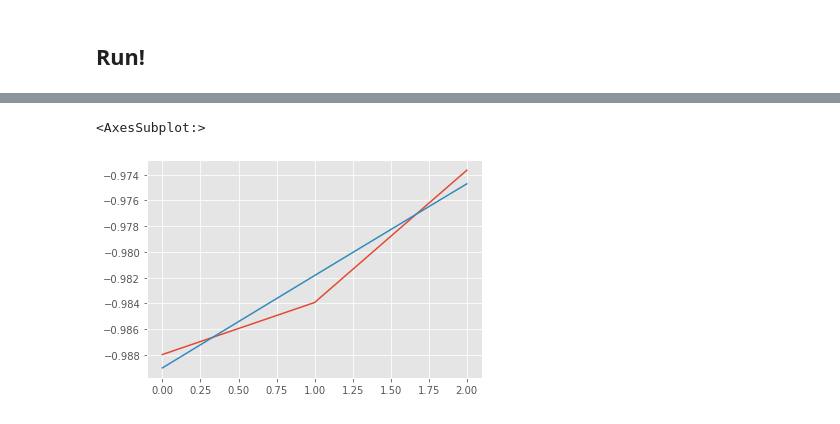
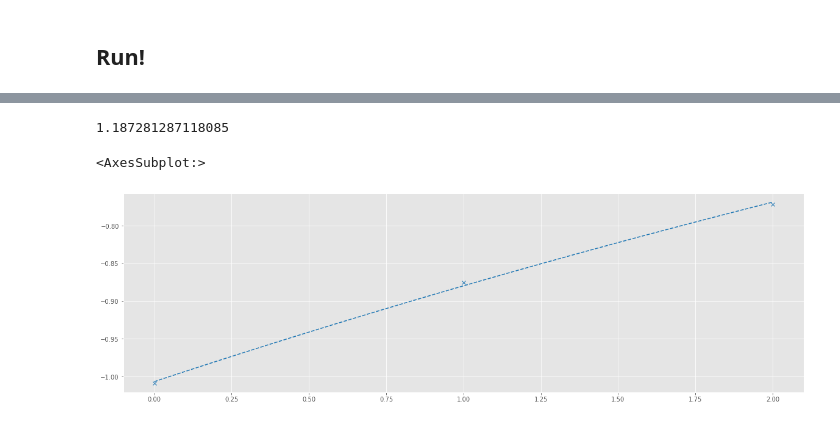
Before and after one commit to benmcdonough20/AutomatedPERTools, a Jupyter notebook: tutorial_notebooks/pauli_lindblad_per/ProcedureOverview.ipynb, the cells around one changed output, grey strips where cells are left out. Saved outputs shown, nothing was run; the diff lists cells and outputs as text; code cells hidden in the pictures.

```diff
--- a/tutorial_notebooks/pauli_lindblad_per/ProcedureOverview.ipynb
+++ b/tutorial_notebooks/pauli_lindblad_per/ProcedureOverview.ipynb
@@ -76,0 +51,18 @@ The parameters of a tomography experiment are
+# %%
+qc = QuantumCircuit(2)
+qc.rz(np.pi/2,0)
+qc.sx(0)
+qc.rz(3*np.pi/4,0)
+
+qc.rz(np.pi/2,1)
+qc.sx(1)
+qc.rz(np.pi/2,1)
+
+qc.cx(0,1)
+qc.rz(np.pi/4,0)
+qc.cx(0,1)
+qc.rz(np.pi/4,0)
+qc.cx(0,1)
+qc.rz(np.pi/4,0)
+qc.cx(0,1)
+qc.draw()
@@ -77,2 +80,6 @@ The parameters of a tomography experiment are
+# %%
+
+def executor(circuits):
+    return backend.run(circuits, shots = 500).result().get_counts()
 # %%
 experiment = tomography(circuits = [qc], inst_map = [0,1], backend = backend)
@@ -131,5 +102,9 @@ The result of the zero-noise extrapolation is the y-intercept of the exponential
+# %%
+perexp.get_overhead(0,0)
+# %% [output]
+1.187281287118085
 # %%
-circuit_results[0].get_result("IZI").plot()
+circuit_results[0].get_result("IX").plot()
 # %% [output]
 <AxesSubplot:>
-[figure, old version]
+[figure, new version]
```
Also changed, not shown: parts of 41 cells of this notebook, 3 other files.
